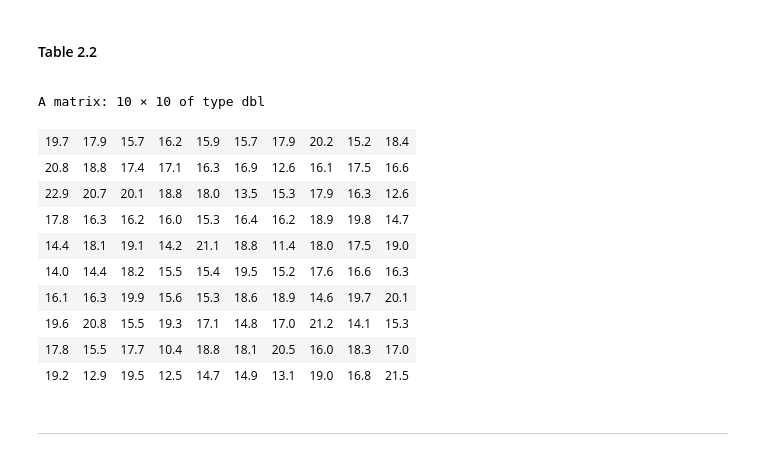
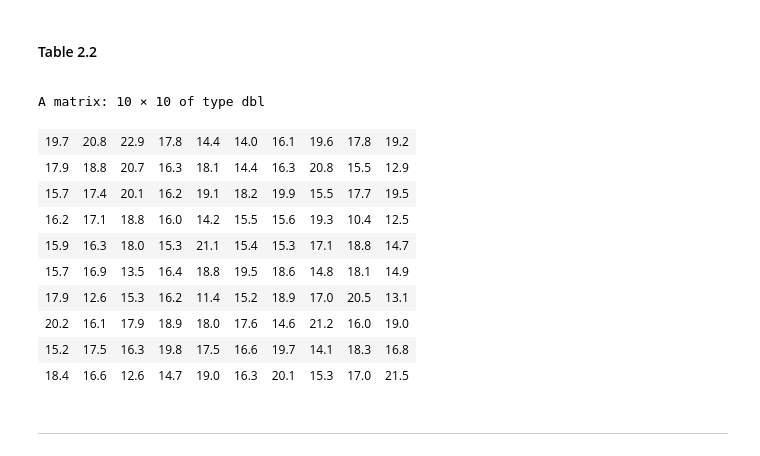
Before and after one commit to jbennett7/Statistics, a Jupyter notebook: 02 Chapter 2 Frequency distributions/01 Text/09 Histograms and frequency polygons.ipynb, the cells around one changed output. Saved outputs shown, nothing was run; the diff lists cells and outputs as text; code cells hidden in the pictures.

```diff
--- a/02 Chapter 2 Frequency distributions/01 Text/09 Histograms and frequency polygons.ipynb
+++ b/02 Chapter 2 Frequency distributions/01 Text/09 Histograms and frequency polygons.ipynb
@@ -14,7 +14,8 @@ Notice in [Fig. 2.9](#Figure_2_9) how the frequency polygon is tied down at the
 #### Figure 2-1
 <a id="Figure_2_1"></a>
 # %%
-load("../../Saves//Table_2.1.Rdata")
+Table.2.1 <- read.csv("../../Saves/Table_2.1.csv", sep=",")
+Table.2.1$Height <- as.factor(Table.2.1$Height)
 Freq <- as.vector(Table.2.1$Freq)
 hist <- list(breaks=seq(60, 75, by=3), counts=Freq, density=Freq/3, xname="Height (in)")
 class(hist) <- "histogram"
@@ -39,20 +40,20 @@ points(marks, c(0, hist$counts, 0), pch=20)
 <a id="Table_2_2"></a>
 <a id="Figure_2_2"></a>
 # %%
-load("../../Saves/Table_2.2.Rdata")
-t(matrix(Table.2.2,nrow=10))
+Table.2.2 <- read.csv("../../Saves/Table_2.2.csv")
+t(matrix(Table.2.2$x,nrow=10))
 # %% [output]
 A matrix: 10 × 10 of type dbl
-| 19.7 | 17.9 | 15.7 | 16.2 | 15.9 | 15.7 | 17.9 | 20.2 | 15.2 | 18.4 |
-| 20.8 | 18.8 | 17.4 | 17.1 | 16.3 | 16.9 | 12.6 | 16.1 | 17.5 | 16.6 |
-| 22.9 | 20.7 | 20.1 | 18.8 | 18.0 | 13.5 | 15.3 | 17.9 | 16.3 | 12.6 |
-| 17.8 | 16.3 | 16.2 | 16.0 | 15.3 | 16.4 | 16.2 | 18.9 | 19.8 | 14.7 |
-| 14.4 | 18.1 | 19.1 | 14.2 | 21.1 | 18.8 | 11.4 | 18.0 | 17.5 | 19.0 |
-| 14.0 | 14.4 | 18.2 | 15.5 | 15.4 | 19.5 | 15.2 | 17.6 | 16.6 | 16.3 |
-| 16.1 | 16.3 | 19.9 | 15.6 | 15.3 | 18.6 | 18.9 | 14.6 | 19.7 | 20.1 |
-| 19.6 | 20.8 | 15.5 | 19.3 | 17.1 | 14.8 | 17.0 | 21.2 | 14.1 | 15.3 |
-| 17.8 | 15.5 | 17.7 | 10.4 | 18.8 | 18.1 | 20.5 | 16.0 | 18.3 | 17.0 |
-| 19.2 | 12.9 | 19.5 | 12.5 | 14.7 | 14.9 | 13.1 | 19.0 | 16.8 | 21.5 |
+| 19.7 | 20.8 | 22.9 | 17.8 | 14.4 | 14.0 | 16.1 | 19.6 | 17.8 | 19.2 |
+| 17.9 | 18.8 | 20.7 | 16.3 | 18.1 | 14.4 | 16.3 | 20.8 | 15.5 | 12.9 |
+| 15.7 | 17.4 | 20.1 | 16.2 | 19.1 | 18.2 | 19.9 | 15.5 | 17.7 | 19.5 |
+| 16.2 | 17.1 | 18.8 | 16.0 | 14.2 | 15.5 | 15.6 | 19.3 | 10.4 | 12.5 |
+| 15.9 | 16.3 | 18.0 | 15.3 | 21.1 | 15.4 | 15.3 | 17.1 | 18.8 | 14.7 |
+| 15.7 | 16.9 | 13.5 | 16.4 | 18.8 | 19.5 | 18.6 | 14.8 | 18.1 | 14.9 |
+| 17.9 | 12.6 | 15.3 | 16.2 | 11.4 | 15.2 | 18.9 | 17.0 | 20.5 | 13.1 |
+| 20.2 | 16.1 | 17.9 | 18.9 | 18.0 | 17.6 | 14.6 | 21.2 | 16.0 | 19.0 |
+| 15.2 | 17.5 | 16.3 | 19.8 | 17.5 | 16.6 | 19.7 | 14.1 | 18.3 | 16.8 |
+| 18.4 | 16.6 | 12.6 | 14.7 | 19.0 | 16.3 | 20.1 | 15.3 | 17.0 | 21.5 |
 # %% [markdown]
 ---
 # %% [markdown]
```
Also changed, not shown: parts of 2 cells of this notebook, 5 other files.
